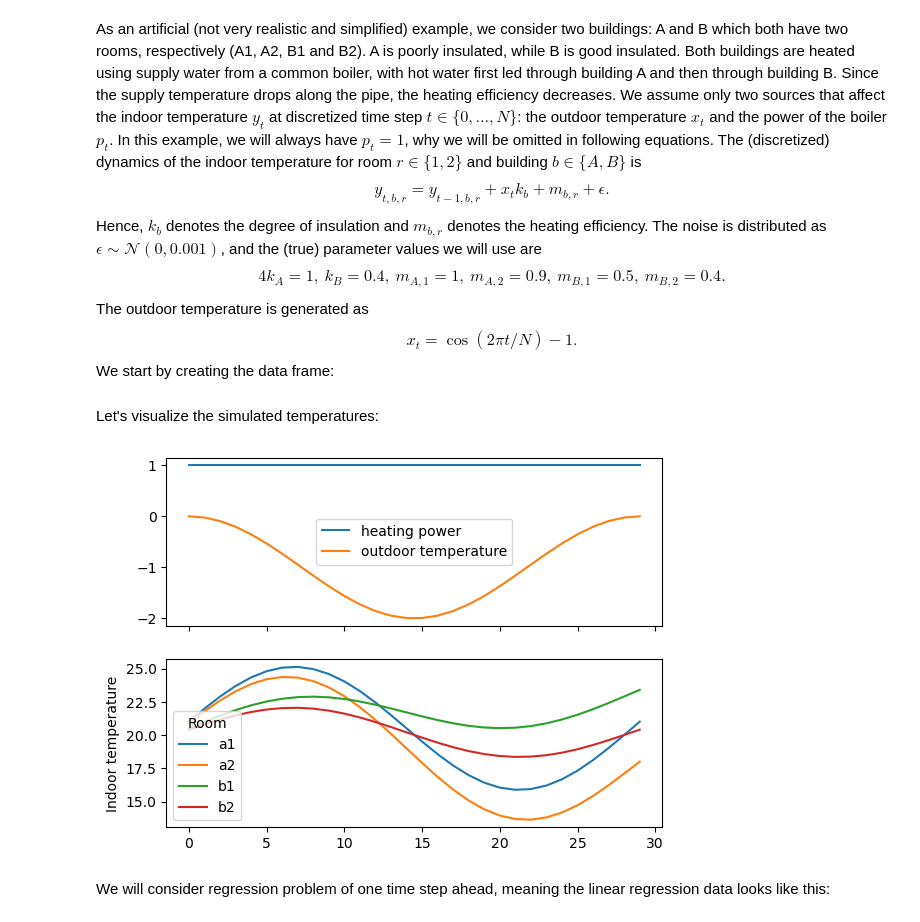
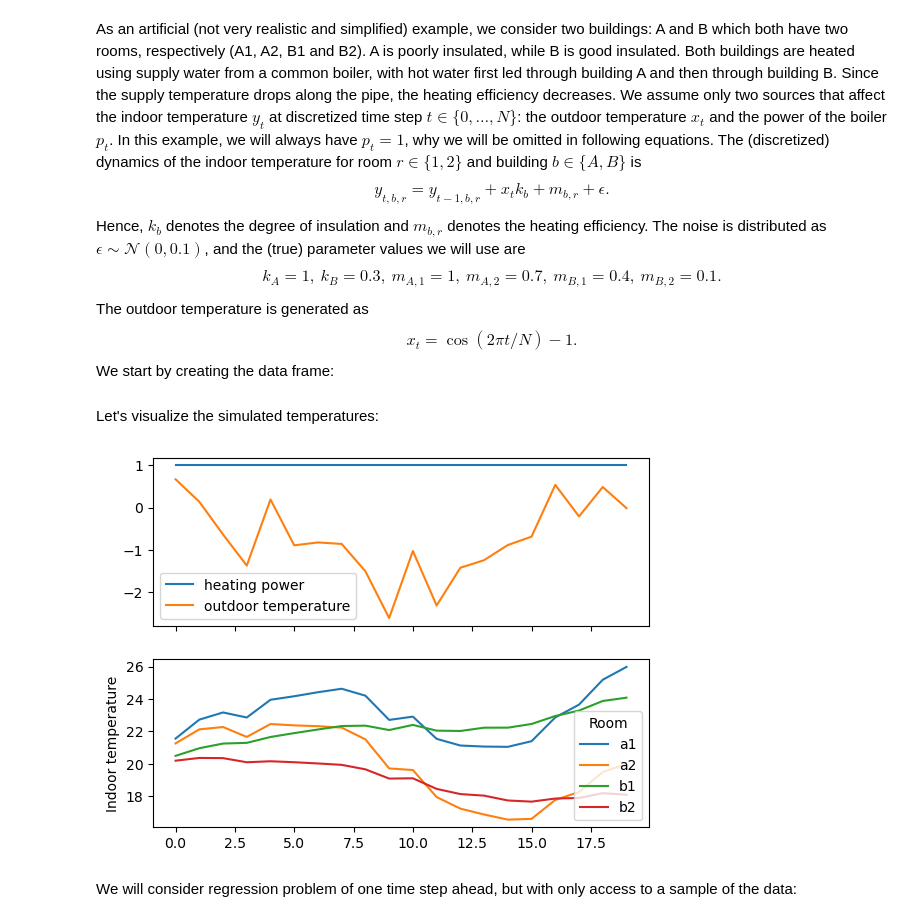
Before and after one commit to FraunhoferChalmersCentre/sakkara, a Jupyter notebook: examples/heating.ipynb, the cells around one changed output. Drawn from its saved outputs; the diff is of its cells as text; code cells hidden in the pictures.

```diff
--- a/examples/heating.ipynb
+++ b/examples/heating.ipynb
@@ -1,8 +1,8 @@
 # %% [markdown]
 As an artificial (not very realistic and simplified) example, we consider two buildings: A and B which both have two rooms, respectively (A1, A2, B1 and B2). A is poorly insulated, while B is good insulated. Both buildings are heated using supply water from a common boiler, with hot water first led through building A and then through building B. Since the supply temperature drops along the pipe, the heating efficiency decreases. We assume only two sources that affect the indoor temperature $y_t$ at discretized time step $t \in \{0, \ldots, N\}$: the outdoor temperature $x_t$ and the power of the boiler $p_t$. In this example, we will always have $p_t=1$, why we will be omitted in following equations. The (discretized) dynamics of the indoor temperature for room $r \in \{1,2\}$ and building $b \in \{A,B\}$ is
 $$y_{t,b,r} = y_{t - 1, b, r} + x_{t} k_{b} + m_{b,r} + \epsilon.$$
-Hence, $k_b$ denotes the degree of insulation and $m_{b,r}$ denotes the heating efficiency. The noise is distributed as  $\epsilon \sim \mathcal{N}(0,0.001)$, and the (true) parameter values we will use are
-$$4k_{A}=1,\ k_{B}=0.4,\ m_{A,1}=1,\ m_{A,2}=0.9,\ m_{B,1}=0.5,\ m_{B,2}=0.4.$$
+Hence, $k_b$ denotes the degree of insulation and $m_{b,r}$ denotes the heating efficiency. The noise is distributed as  $\epsilon \sim \mathcal{N}(0,0.1)$, and the (true) parameter values we will use are
+$$k_{A}=1,\ k_{B}=0.3,\ m_{A,1}=1,\ m_{A,2}=0.7,\ m_{B,1}=0.4,\ m_{B,2}=0.1.$$
 The outdoor temperature is generated as
 $$x_t = \cos(2\pi t/N) - 1.$$
 We start by creating the data frame:
@@ -11,12 +11,12 @@ import numpy as np
 import pandas as pd
 from numpy.random import default_rng
 
-rng = default_rng(100)
+def rng(seed=100): return default_rng(seed)
 
-N = 30
+N = 20
 
 heating_power = np.repeat(1, N)
-outdoor_temperature = np.cos(np.linspace(0, 2 * np.pi, N)) - 1
+outdoor_temperature = np.cos(np.linspace(0, 2 * np.pi, N)) - 1 + rng().uniform(-1, 1, N)
 time = np.arange(N)
 
 df = pd.DataFrame({'building': np.repeat(['a', 'b'], 2 * N),
@@ -26,34 +26,36 @@ df = pd.DataFrame({'building': np.repeat(['a', 'b'], 2 * N),
                    'outdoor_temperature': np.tile(outdoor_temperature, 4),
                    'indoor_temperature': 20
                    })
-noise_std = 1e-3
+noise_level = 1e-1
 df.loc[df['room'] == 'a1', 'indoor_temperature'] += (
-        heating_power * 1 + outdoor_temperature * 1 + rng.normal(0, noise_std, N)).cumsum()
+        heating_power * 1 + outdoor_temperature * 1 + rng().normal(0, noise_level, N)).cumsum()
 df.loc[df['room'] == 'a2', 'indoor_temperature'] += (
-        heating_power * .9 + outdoor_temperature * 1 + rng.normal(0, noise_std, N)).cumsum()
+        heating_power * .7 + outdoor_temperature * 1 + rng().normal(0, noise_level, N)).cumsum()
 df.loc[df['room'] == 'b1', 'indoor_temperature'] += (
-        heating_power * .5 + outdoor_temperature * .4 + rng.normal(0, noise_std, N)).cumsum()
+        heating_power * .4 + outdoor_temperature * .3 + rng().normal(0, noise_level, N)).cumsum()
 df.loc[df['room'] == 'b2', 'indoor_temperature'] += (
-        heating_power * .4 + outdoor_temperature * .4 + rng.normal(0, noise_std, N)).cumsum()
+        heating_power * .1 + outdoor_temperature * .3 + rng().normal(0, noise_level, N)).cumsum()
+
+df['y'] = df.groupby('room')['indoor_temperature'].diff()
 # %% [markdown]
 Let's visualize the simulated temperatures:
 # %%
 import matplotlib.pyplot as plt
 
 fig, axes = plt.subplots(2, sharex=True)
 axes[0].plot(heating_power, label='heating power')
 axes[0].plot(outdoor_temperature, label='outdoor temperature')
 axes[0].legend()
 
 for room in ['a1', 'a2', 'b1', 'b2']:
-    axes[1].plot(time, df.loc[df['room'] == room, 'indoor_temperature'], label=room)
+    axes[1].plot(df.loc[df['room'] == room, 'time'], df.loc[df['room'] == room, 'indoor_temperature'], label=room)
 axes[1].legend(title='Room')
 axes[1].set_ylabel('Indoor temperature')
 plt.show()
 # %% [output]
-[figure, old version]
+[figure, new version]
 # %% [markdown]
-We will consider regression problem of one time step ahead, meaning the linear regression data looks like this:
+We will consider regression problem of one time step ahead, but with only access to a sample of the data:
 # %%
 import matplotlib.pyplot as plt
 
```
Also changed, not shown: parts of 12 cells of this notebook, 11 other files.
